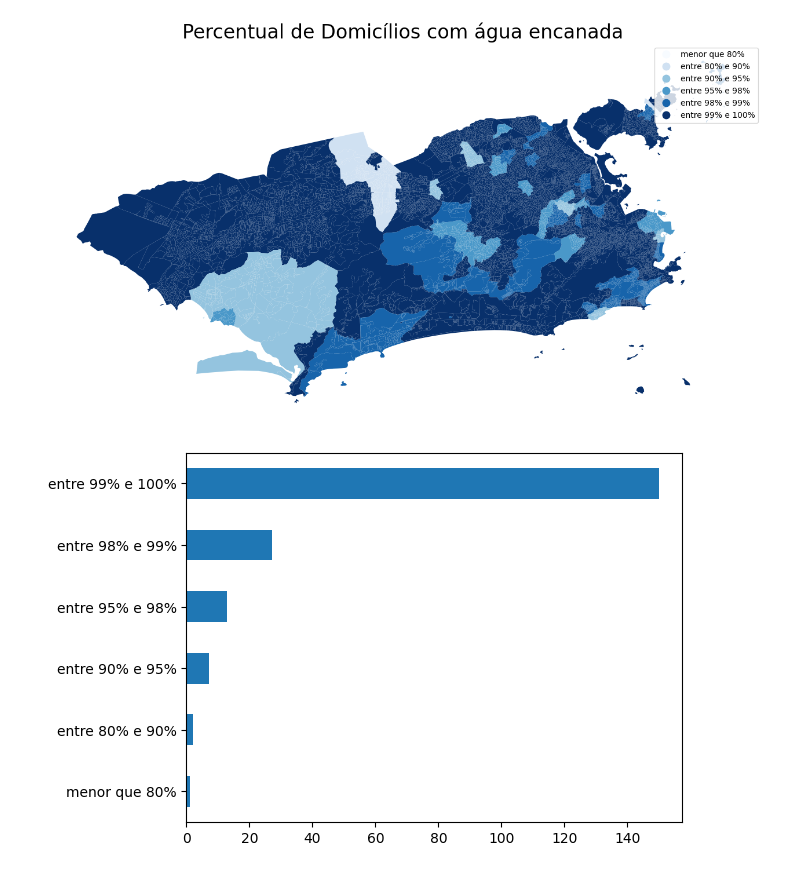
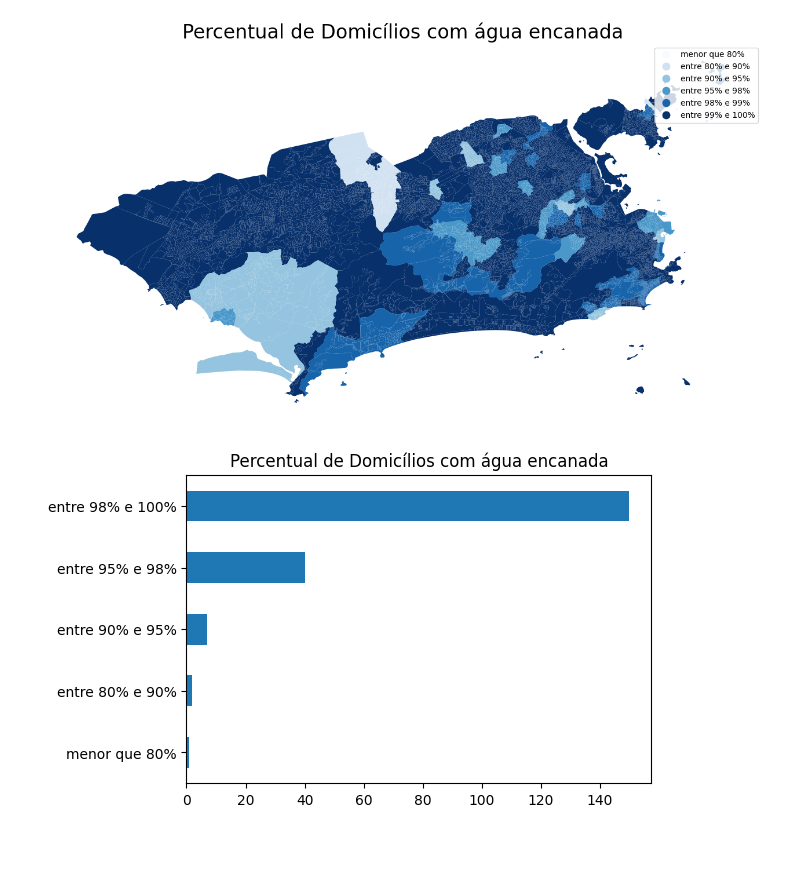
Before and after one commit to GDevigili/TCC-IBGE, a Jupyter notebook: src/data-vis/eda.ipynb, the cells around one changed output. Drawn from its saved outputs; the diff is of its cells as text; code cells hidden in the pictures; blank space fills up the shorter version.

Commit message:
Small visual adjustments for the article

```diff
--- a/src/data-vis/eda.ipynb
+++ b/src/data-vis/eda.ipynb
@@ -289,12 +301,12 @@ plot_map(
 # %%
 # Define the bins and labels
 var = data_columns[0]
-bins = [0, 0.8, 0.9, 0.95, 0.98, 0.99, 1]  # replace with your list of values
-labels = ['menor que 80%', 'entre 80% e 90%', 'entre 90% e 95%', 'entre 95% e 98%', 'entre 98% e 99%', 'entre 99% e 100%']
+bins = [0, 0.8, 0.9, 0.95, 0.99, 1]  # replace with your list of values
+labels = ['menor que 80%', 'entre 80% e 90%', 'entre 90% e 95%', 'entre 95% e 98%', 'entre 98% e 100%']
 
 # Create the new column
 df_rio_grouped[var + '_cat'] = pd.cut(df_rio_grouped[var + '_pct'], bins=bins, labels=labels, include_lowest=True)
 # %%
-df_rio_grouped[var + '_cat'].value_counts().sort_values(ascending=True).plot.barh();
+df_rio_grouped[var + '_cat'].value_counts().sort_values(ascending=True).plot.barh(figsize=(6, 4), title='Percentual de Domicílios com água encanada');
 # %% [output]
-[figure, old version]
+[figure, new version]
```
Also changed, not shown: parts of 3 cells of this notebook, 2 other files.
